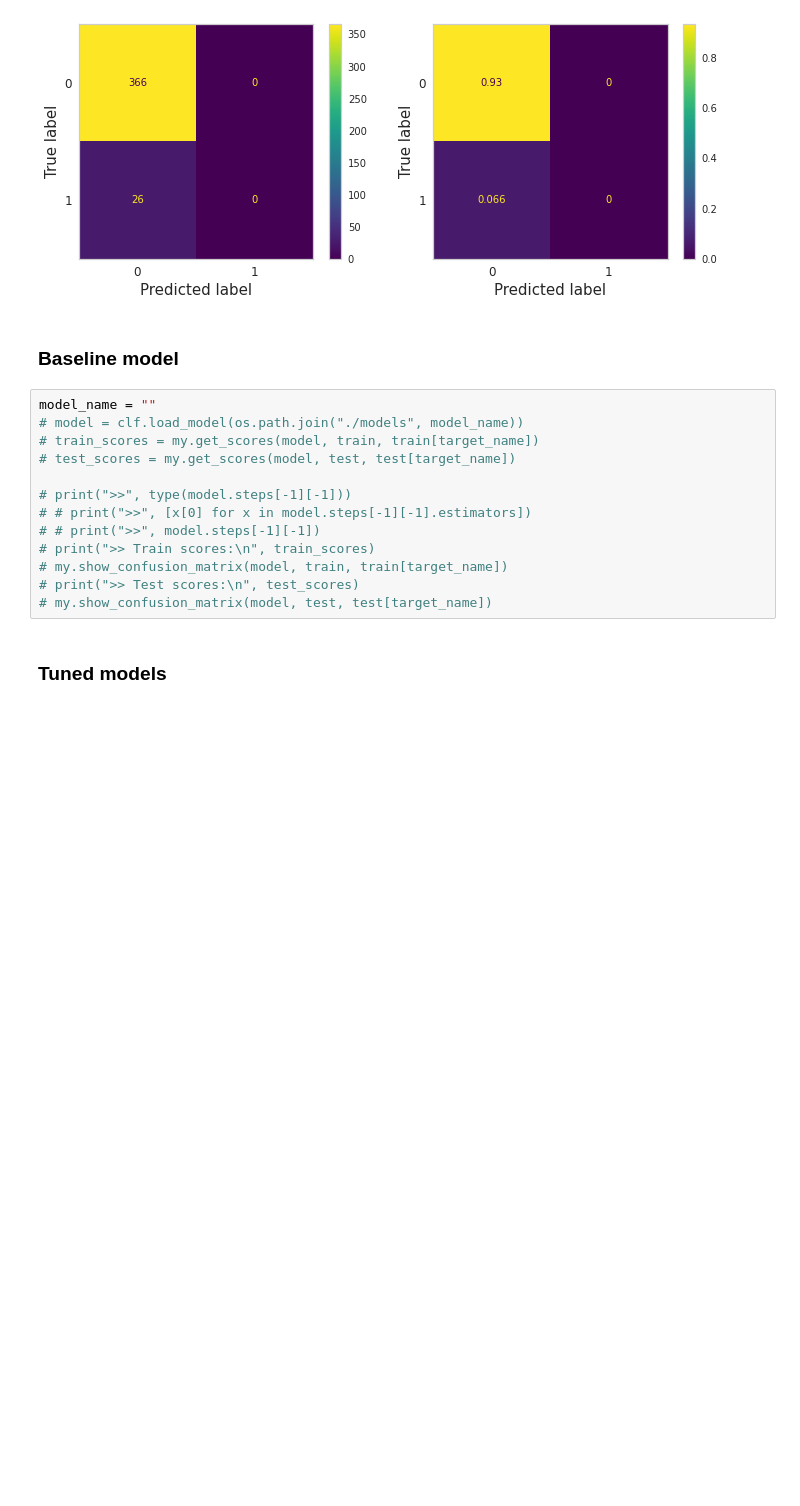
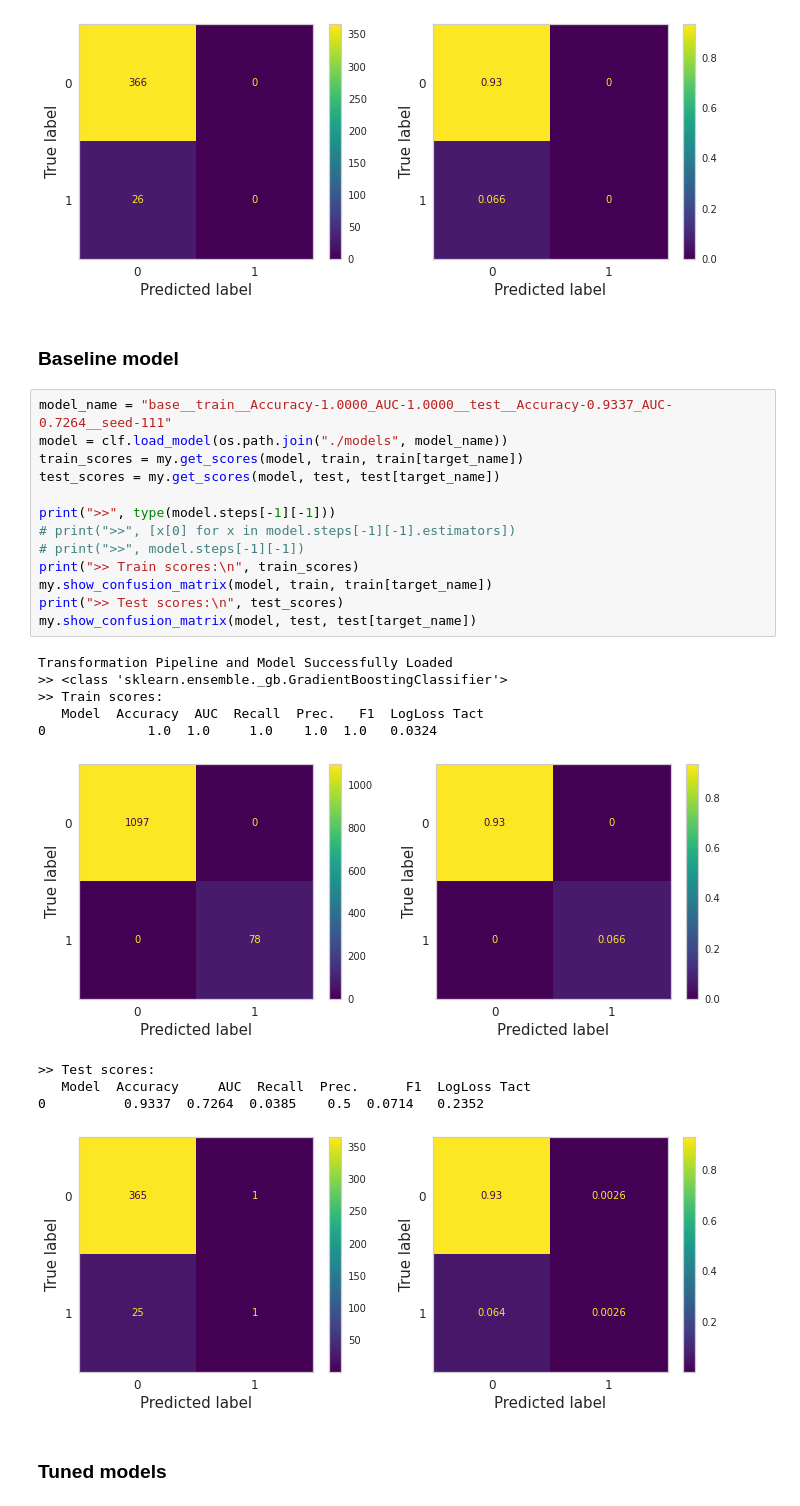
Before and after one commit to nampluskr/hackathon_2022, a Jupyter notebook: clf/clf_secom/notobook_step3_results.ipynb, the cells around one changed output. Drawn from its saved outputs; the diff is of its cells as text; blank space fills up the shorter version.

```diff
--- a/clf/clf_secom/notobook_step3_results.ipynb
+++ b/clf/clf_secom/notobook_step3_results.ipynb
@@ -96,18 +96,29 @@ Transformation Pipeline and Model Successfully Loaded
 # %% [markdown]
 ### Baseline model
 # %%
-model_name = ""
-# model = clf.load_model(os.path.join("./models", model_name))
-# train_scores = my.get_scores(model, train, train[target_name])
-# test_scores = my.get_scores(model, test, test[target_name])
+model_name = "base__train__Accuracy-1.0000_AUC-1.0000__test__Accuracy-0.9337_AUC-0.7264__seed-111"
+model = clf.load_model(os.path.join("./models", model_name))
+train_scores = my.get_scores(model, train, train[target_name])
+test_scores = my.get_scores(model, test, test[target_name])
 
-# print(">>", type(model.steps[-1][-1]))
-# # print(">>", [x[0] for x in model.steps[-1][-1].estimators])
-# # print(">>", model.steps[-1][-1])
-# print(">> Train scores:\n", train_scores)
-# my.show_confusion_matrix(model, train, train[target_name])
-# print(">> Test scores:\n", test_scores)
-# my.show_confusion_matrix(model, test, test[target_name])
+print(">>", type(model.steps[-1][-1]))
+# print(">>", [x[0] for x in model.steps[-1][-1].estimators])
+# print(">>", model.steps[-1][-1])
+print(">> Train scores:\n", train_scores)
+my.show_confusion_matrix(model, train, train[target_name])
+print(">> Test scores:\n", test_scores)
+my.show_confusion_matrix(model, test, test[target_name])
+# %% [output]
+Transformation Pipeline and Model Successfully Loaded
+>> <class 'sklearn.ensemble._gb.GradientBoostingClassifier'>
+>> Train scores:
+   Model  Accuracy  AUC  Recall  Prec.   F1  LogLoss Tact
+0             1.0  1.0     1.0    1.0  1.0   0.0324
+[figure, added]
+>> Test scores:
+   Model  Accuracy     AUC  Recall  Prec.      F1  LogLoss Tact
+0          0.9337  0.7264  0.0385    0.5  0.0714   0.2352
+[figure, added]
 # %% [markdown]
 ### Tuned models
 # %%
```
Also changed, not shown: parts of 2 cells of this notebook, 10 other files.
